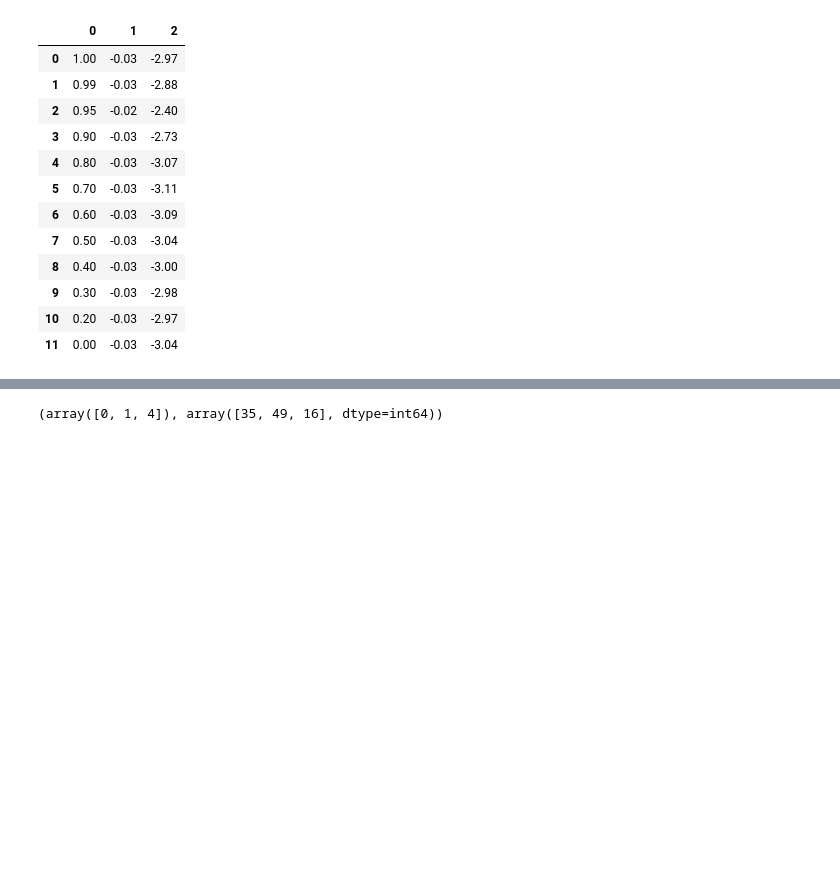
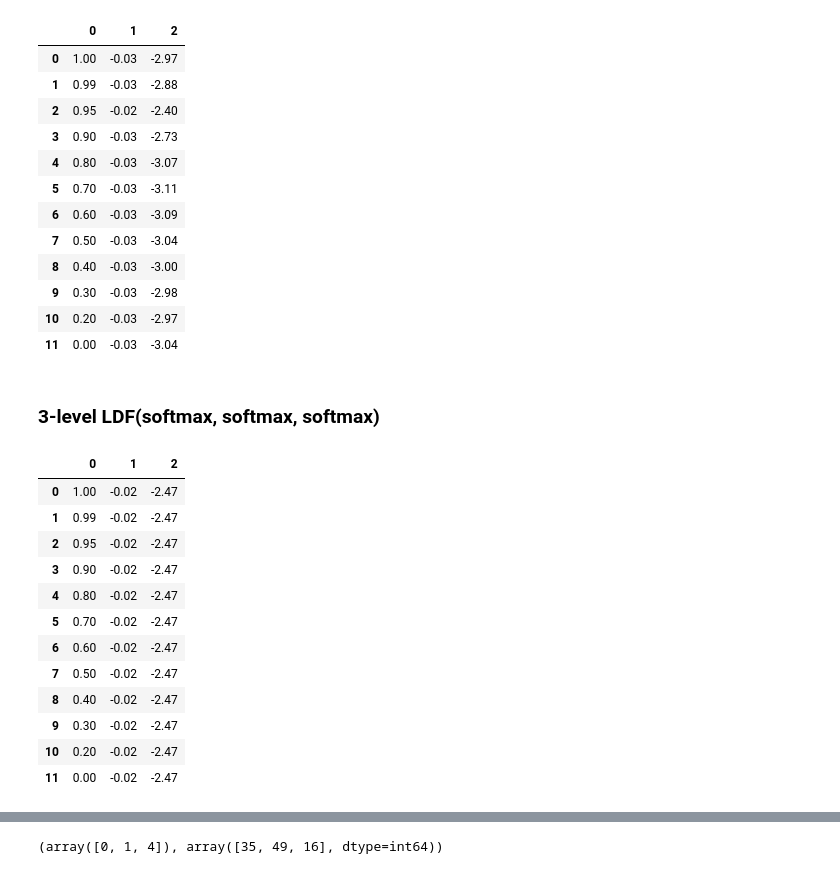
Before and after one commit to dbernaciak/ldf, a Jupyter notebook: notebooks/US_inflation.ipynb, the cells around one changed output, grey strips where cells are left out. Drawn from its saved outputs; the diff is of its cells as text; code cells hidden in the pictures; blank space fills up the shorter version.

```diff
--- a/notebooks/US_inflation.ipynb
+++ b/notebooks/US_inflation.ipynb
@@ -182,5 +182,28 @@ res_dma_df.style.format("{:.2f}")
 | 9 | 0.30 | -0.03 | -2.98 |
 | 10 | 0.20 | -0.03 | -2.97 |
 | 11 | 0.00 | -0.03 | -3.04 |
+# %% [markdown]
+### 3-level LDF(softmax, softmax, softmax)
+# %%
+n = 10
+discount_fac = [discount_factors] * n
+activation_functions = ['softmax'] * n
+res_ldf = ldf(log_lik.astype(float), levels=n, discount_factors=discount_fac, activation_functions=activation_functions, c=c)
+ldfss_df = pd.DataFrame([discount_factors, res_ldf["logscores"][:,-100:].mean(axis=1), res_ldf["logscores"][:,-100:].sum(axis=1)]).T
+ldfss_df.style.format("{:.2f}")
+# %% [output]
+|  | 0 | 1 | 2 |
+| 0 | 1.00 | -0.02 | -2.47 |
+| 1 | 0.99 | -0.02 | -2.47 |
+| 2 | 0.95 | -0.02 | -2.47 |
+| 3 | 0.90 | -0.02 | -2.47 |
+| 4 | 0.80 | -0.02 | -2.47 |
+| 5 | 0.70 | -0.02 | -2.47 |
+| 6 | 0.60 | -0.02 | -2.47 |
+| 7 | 0.50 | -0.02 | -2.47 |
+| 8 | 0.40 | -0.02 | -2.47 |
+| 9 | 0.30 | -0.02 | -2.47 |
+| 10 | 0.20 | -0.02 | -2.47 |
+| 11 | 0.00 | -0.02 | -2.47 |
 # %%
 fig, ax = plt.subplots(1, 1, figsize=(6,6))
```
Also changed, not shown: parts of 2 cells of this notebook, 2 other files.
